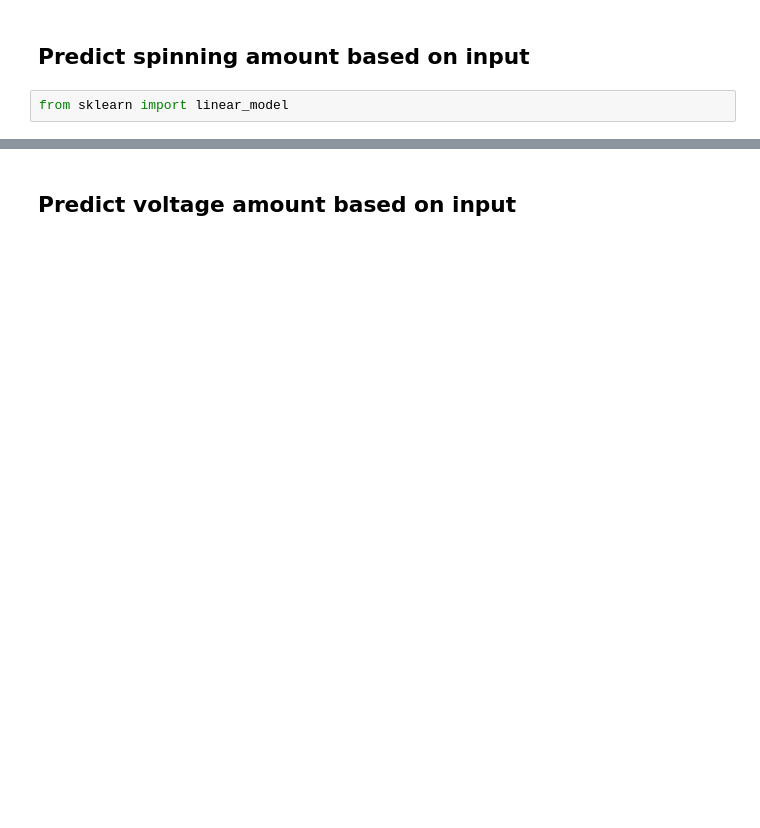
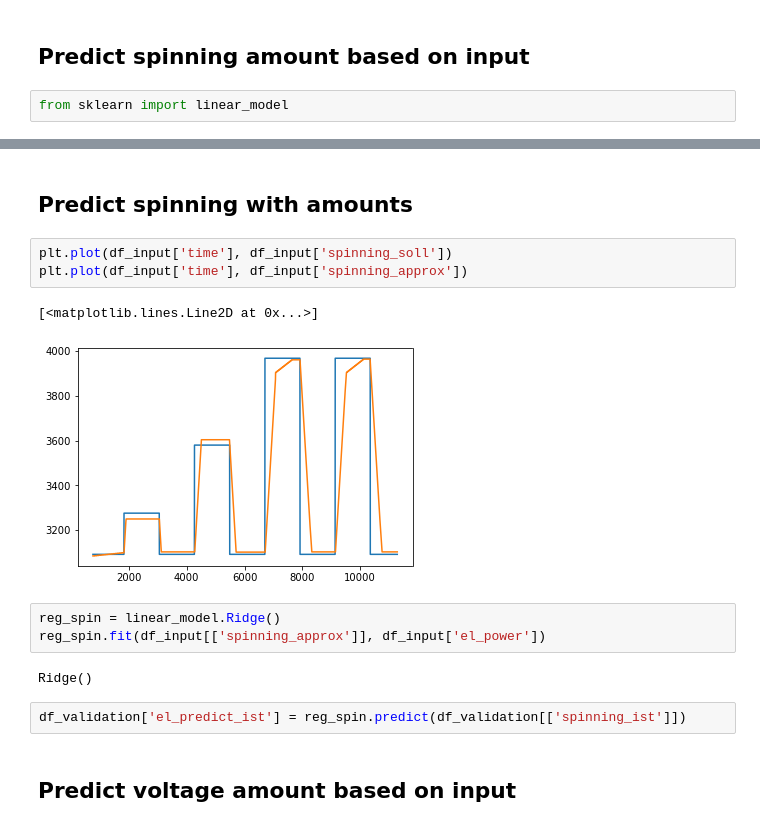
Before and after one commit to Energy-Theory-Guided-Data-Science/Gas-Turbine, a Jupyter notebook: Code/20_Learning_Input.ipynb, the cells around one changed output, grey strips where cells are left out. Saved outputs shown, nothing was run; the diff lists cells and outputs as text; blank space fills up the shorter version.

```diff
--- a/Code/20_Learning_Input.ipynb
+++ b/Code/20_Learning_Input.ipynb
@@ -67,3 +91,18 @@ The R2-score is 0.498
+# %% [markdown]
+## Predict spinning with amounts
+# %%
+plt.plot(df_input['time'], df_input['spinning_soll'])
+plt.plot(df_input['time'], df_input['spinning_approx'])
+# %% [output]
+[<matplotlib.lines.Line2D at 0x...>]
+[figure, added]
+# %%
+reg_spin = linear_model.Ridge()
+reg_spin.fit(df_input[['spinning_approx']], df_input['el_power'])
+# %% [output]
+Ridge()
+# %%
+df_validation['el_predict_ist'] = reg_spin.predict(df_validation[['spinning_ist']])
 # %% [markdown]
 ## Predict voltage amount based on input
 # %%
```
Also changed, not shown: parts of 40 cells of this notebook, 4 other files.
